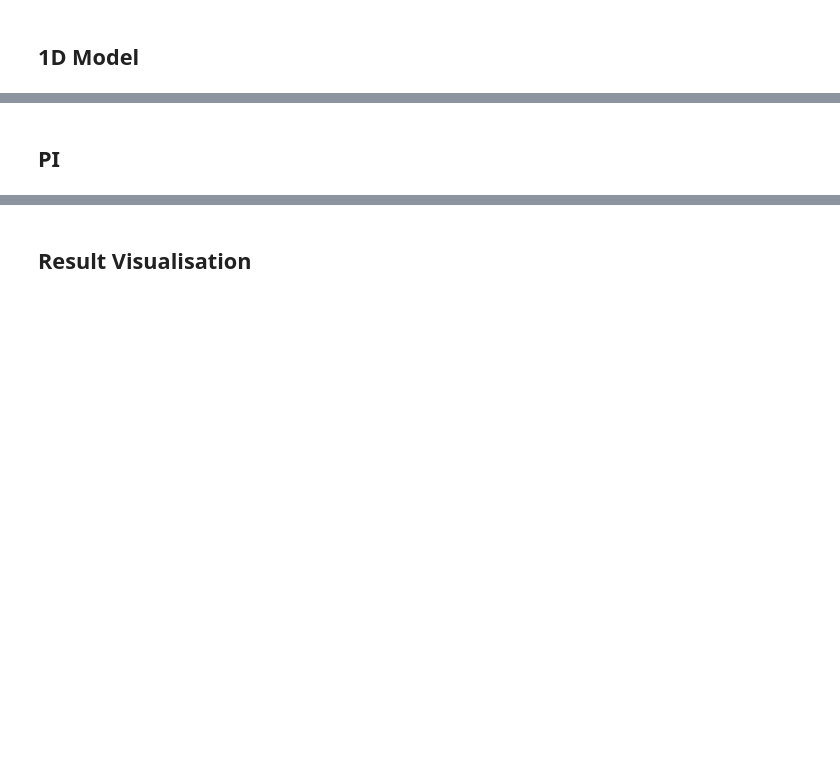
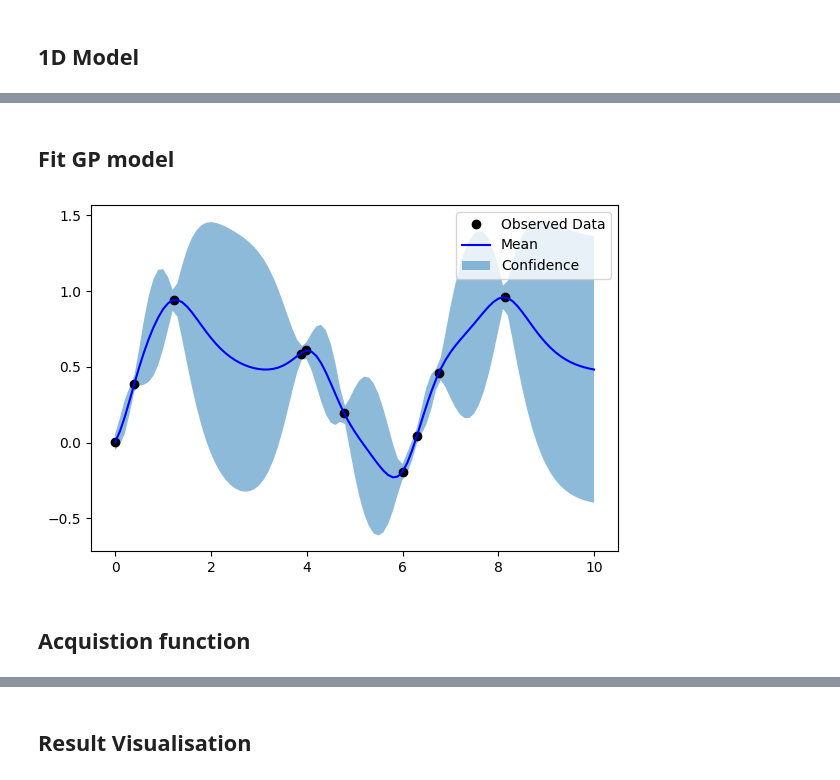
Before and after one commit to YimengJin/Thesis_Yimeng, a Jupyter notebook: Model Test.ipynb, the cells around one changed output, grey strips where cells are left out. Cells and saved outputs as stored; diff of their text form; code cells hidden in the pictures; blank space fills up the shorter version.

```diff
--- a/Model Test.ipynb
+++ b/Model Test.ipynb
@@ -91,2 +67,35 @@ def generate_next_sample(init_x, init_y, bounds, n, acq):
+# %% [markdown]
+## Fit GP model
+# %%
+model = SingleTaskGP(train_x,train_y)
+mll = ExactMarginalLogLikelihood(model.likelihood,model)
+fit_gpytorch_model(mll)
+
+# Plot results
+model.eval()
+
+# Initialize plot
+f,ax = plt.subplots(1, 1, figsize=(6, 4))
+# test model on 101 regular spaced points on the interval [0, 10]
+test_x = torch.linspace(0, 10, 101)
+# no need for gradients
+with torch.no_grad():
+    # compute posterior
+    posterior = model.posterior(test_x)
+    # Get upper and lower confidence bounds (2 standard deviations from the mean)
+    lower, upper = posterior.mvn.confidence_region()
+    # Plot training points as black stars
+    ax.plot(train_x.cpu().numpy(), train_y.cpu().numpy(), 'ko')
+    # Plot posterior means as blue line
+    ax.plot(test_x.cpu().numpy(), posterior.mean.cpu().numpy(), 'b')
+    # Shade between the lower and upper confidence bounds
+    ax.fill_between(test_x.cpu().numpy(), lower.cpu().numpy(), upper.cpu().numpy(), alpha=0.5)
+ax.legend(['Observed Data', 'Mean', 'Confidence'])
+plt.tight_layout()
+plt.show()
+# %% [output]
+[figure, added]
+# %% [markdown]
+## Acquistion function
 # %%
 EI = qExpectedImprovement(
@@ -95,2 +104,0 @@ EI = qExpectedImprovement(
-# %% [markdown]
-## PI
```
Also changed, not shown: parts of 17 cells of this notebook, 1 other file.
